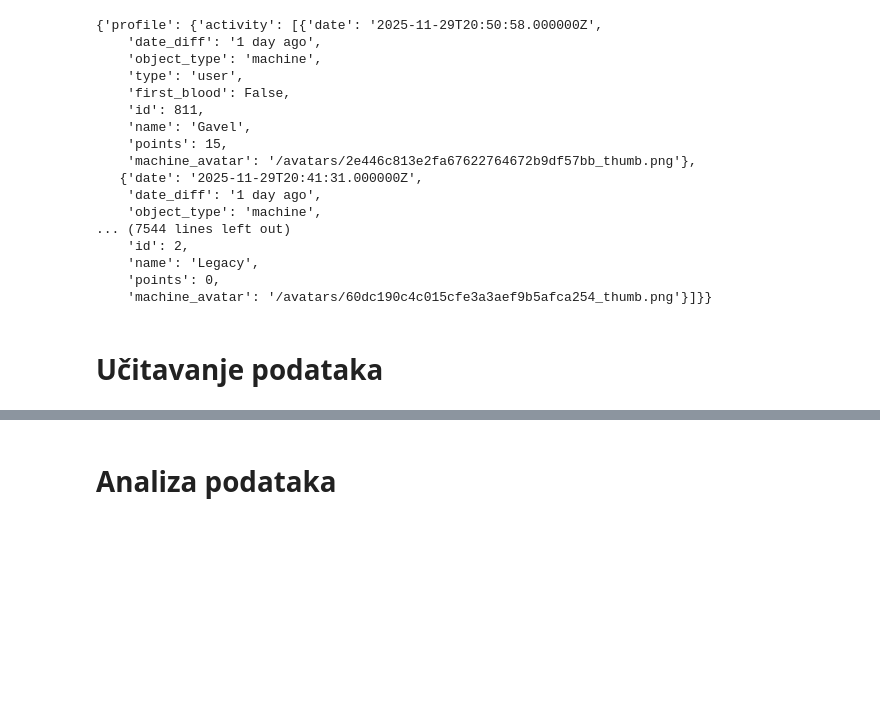
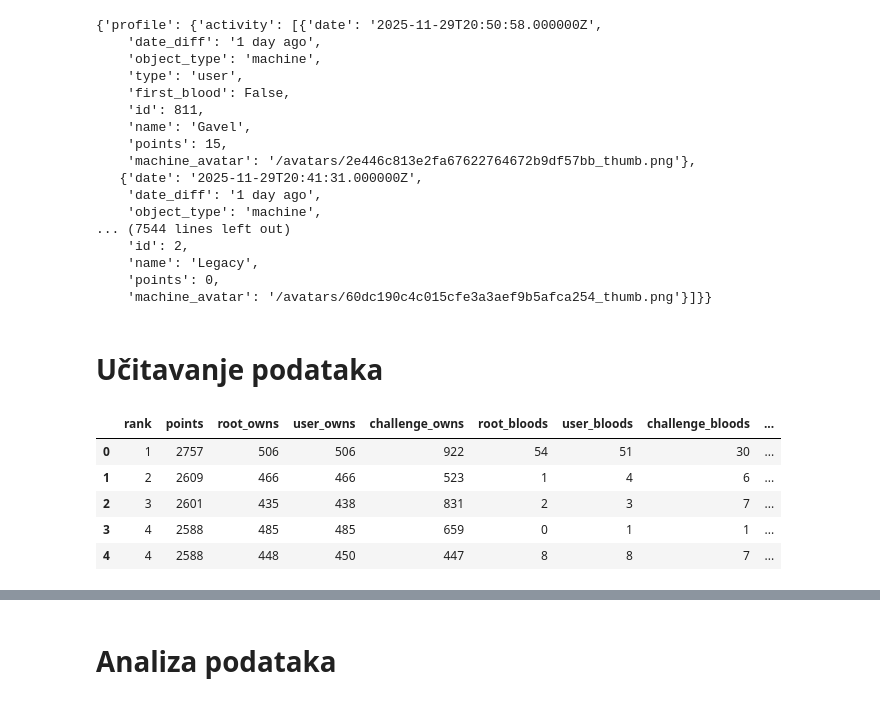
Before and after one commit to dfili/DIPRAD, a Jupyter notebook: HTB/htb_analiza.ipynb, the cells around one changed output, grey strips where cells are left out. Drawn from its saved outputs; the diff is of its cells as text; code cells hidden in the pictures; blank space fills up the shorter version.

```diff
--- a/HTB/htb_analiza.ipynb
+++ b/HTB/htb_analiza.ipynb
@@ -167,3 +167,16 @@ await client.get(endpoint)
 # %%
 import pandas as pd
 import numpy as np
+# %%
+teams_df = pd.read_parquet("../data/processed/teams.parquet")
+team_members_df = pd.read_json("../data/raw/team_members.jsonl", lines=True)
+raw_profiles_df = pd.read_parquet("../data/processed/user_profiles.parquet")
+# %%
+teams_df.head()
+# %% [output]
+|  | rank | points | root_owns | user_owns | challenge_owns | root_bloods | user_bloods | challenge_bloods | ... |
+| 0 | 1 | 2757 | 506 | 506 | 922 | 54 | 51 | 30 | ... |
+| 1 | 2 | 2609 | 466 | 466 | 523 | 1 | 4 | 6 | ... |
+| 2 | 3 | 2601 | 435 | 438 | 831 | 2 | 3 | 7 | ... |
+| 3 | 4 | 2588 | 485 | 485 | 659 | 0 | 1 | 1 | ... |
+| 4 | 4 | 2588 | 448 | 450 | 447 | 8 | 8 | 7 | ... |
```
Also changed, not shown: parts of 6 cells of this notebook, 8 other files.
